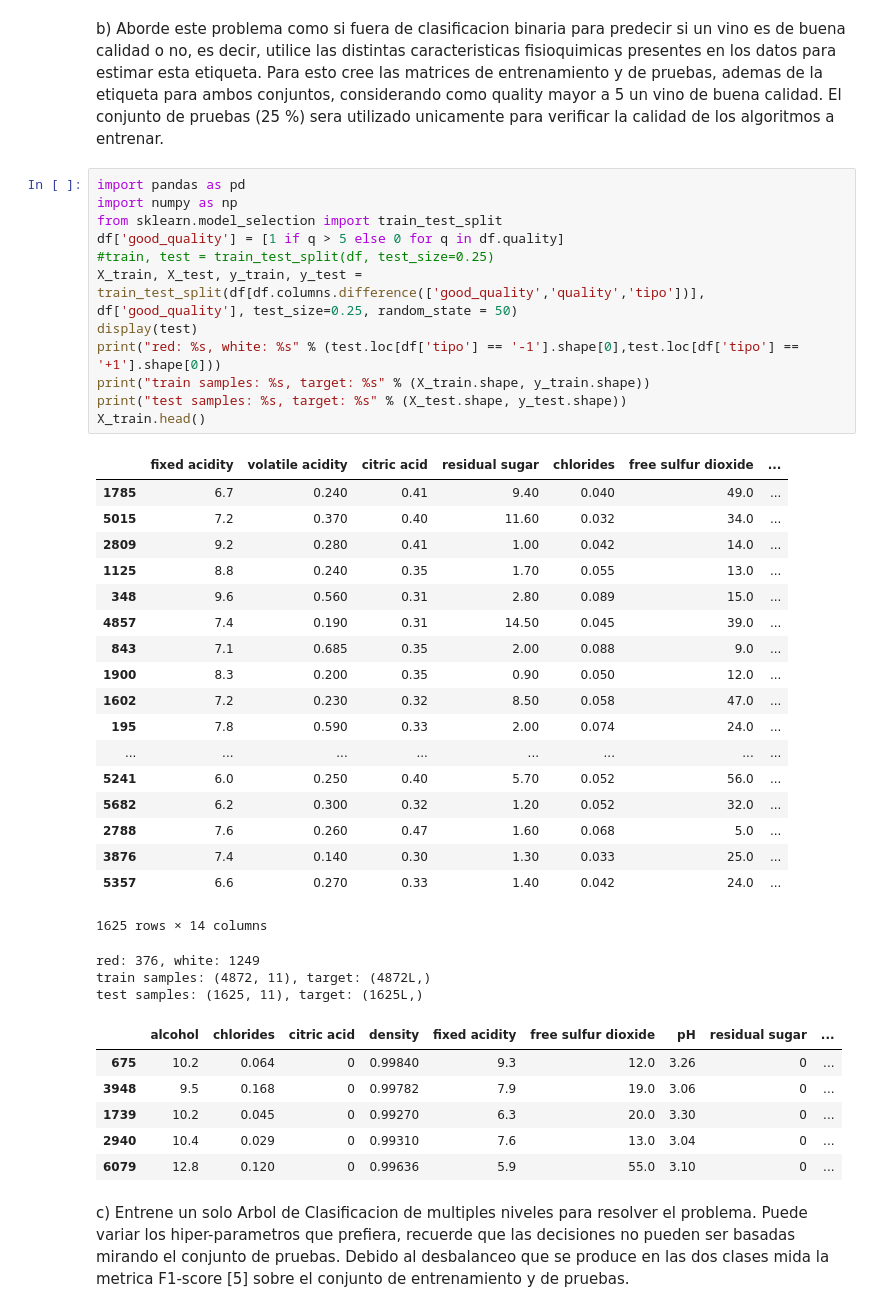
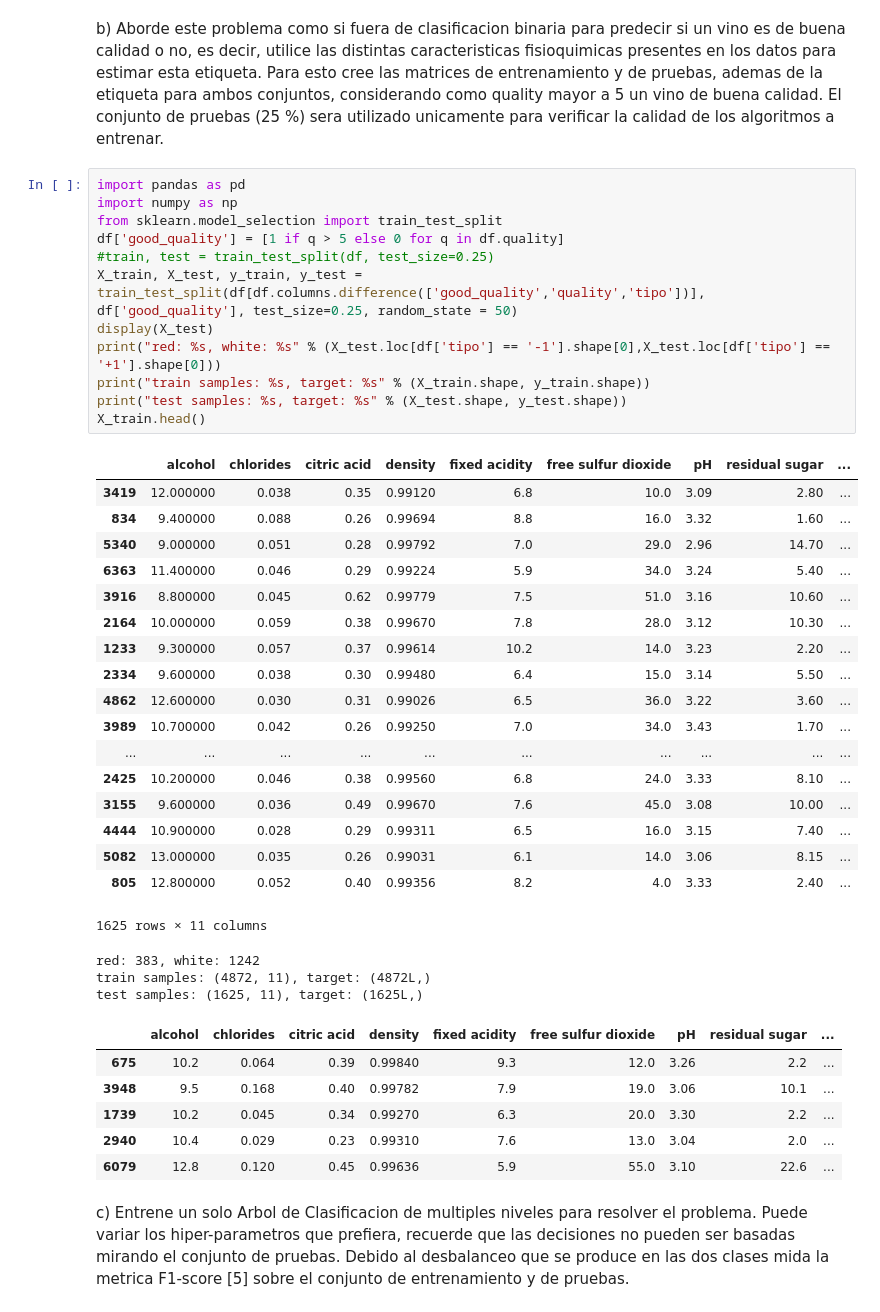
Before and after one commit to sebastian-aranda/machine_learning_utfsm, a Jupyter notebook: tarea3/Tarea3.3-4.ipynb, the cells around one changed output. Saved outputs shown, nothing was run; the diff lists cells and outputs as text.

```diff
--- a/tarea3/Tarea3.3-4.ipynb
+++ b/tarea3/Tarea3.3-4.ipynb
@@ -41,43 +41,43 @@ conjuntos, considerando como quality mayor a 5 un vino de buena calidad. El conj
 # %%
 import pandas as pd
 import numpy as np
 from sklearn.model_selection import train_test_split
 df['good_quality'] = [1 if q > 5 else 0 for q in df.quality]
 #train, test = train_test_split(df, test_size=0.25)
 X_train, X_test, y_train, y_test = train_test_split(df[df.columns.difference(['good_quality','quality','tipo'])], df['good_quality'], test_size=0.25, random_state = 50)
-display(test)
-print("red: %s, white: %s" % (test.loc[df['tipo'] == '-1'].shape[0],test.loc[df['tipo'] == '+1'].shape[0]))
+display(X_test)
+print("red: %s, white: %s" % (X_test.loc[df['tipo'] == '-1'].shape[0],X_test.loc[df['tipo'] == '+1'].shape[0]))
 print("train samples: %s, target: %s" % (X_train.shape, y_train.shape))
 print("test samples: %s, target: %s" % (X_test.shape, y_test.shape))
 X_train.head()
 # %% [output]
-|  | fixed acidity | volatile acidity | citric acid | residual sugar | chlorides | free sulfur dioxide | ... |
-| 1785 | 6.7 | 0.240 | 0.41 | 9.40 | 0.040 | 49.0 | ... |
-| 5015 | 7.2 | 0.370 | 0.40 | 11.60 | 0.032 | 34.0 | ... |
-| 2809 | 9.2 | 0.280 | 0.41 | 1.00 | 0.042 | 14.0 | ... |
-| 1125 | 8.8 | 0.240 | 0.35 | 1.70 | 0.055 | 13.0 | ... |
-| 348 | 9.6 | 0.560 | 0.31 | 2.80 | 0.089 | 15.0 | ... |
-| 4857 | 7.4 | 0.190 | 0.31 | 14.50 | 0.045 | 39.0 | ... |
-| 843 | 7.1 | 0.685 | 0.35 | 2.00 | 0.088 | 9.0 | ... |
-| 1900 | 8.3 | 0.200 | 0.35 | 0.90 | 0.050 | 12.0 | ... |
-| 1602 | 7.2 | 0.230 | 0.32 | 8.50 | 0.058 | 47.0 | ... |
-| 195 | 7.8 | 0.590 | 0.33 | 2.00 | 0.074 | 24.0 | ... |
-| ... | ... | ... | ... | ... | ... | ... | ... |
-| 5241 | 6.0 | 0.250 | 0.40 | 5.70 | 0.052 | 56.0 | ... |
-| 5682 | 6.2 | 0.300 | 0.32 | 1.20 | 0.052 | 32.0 | ... |
-| 2788 | 7.6 | 0.260 | 0.47 | 1.60 | 0.068 | 5.0 | ... |
-| 3876 | 7.4 | 0.140 | 0.30 | 1.30 | 0.033 | 25.0 | ... |
-| 5357 | 6.6 | 0.270 | 0.33 | 1.40 | 0.042 | 24.0 | ... |
+|  | alcohol | chlorides | citric acid | density | fixed acidity | free sulfur dioxide | pH | residual sugar | ... |
+| 3419 | 12.000000 | 0.038 | 0.35 | 0.99120 | 6.8 | 10.0 | 3.09 | 2.80 | ... |
+| 834 | 9.400000 | 0.088 | 0.26 | 0.99694 | 8.8 | 16.0 | 3.32 | 1.60 | ... |
+| 5340 | 9.000000 | 0.051 | 0.28 | 0.99792 | 7.0 | 29.0 | 2.96 | 14.70 | ... |
+| 6363 | 11.400000 | 0.046 | 0.29 | 0.99224 | 5.9 | 34.0 | 3.24 | 5.40 | ... |
+| 3916 | 8.800000 | 0.045 | 0.62 | 0.99779 | 7.5 | 51.0 | 3.16 | 10.60 | ... |
+| 2164 | 10.000000 | 0.059 | 0.38 | 0.99670 | 7.8 | 28.0 | 3.12 | 10.30 | ... |
+| 1233 | 9.300000 | 0.057 | 0.37 | 0.99614 | 10.2 | 14.0 | 3.23 | 2.20 | ... |
+| 2334 | 9.600000 | 0.038 | 0.30 | 0.99480 | 6.4 | 15.0 | 3.14 | 5.50 | ... |
+| 4862 | 12.600000 | 0.030 | 0.31 | 0.99026 | 6.5 | 36.0 | 3.22 | 3.60 | ... |
+| 3989 | 10.700000 | 0.042 | 0.26 | 0.99250 | 7.0 | 34.0 | 3.43 | 1.70 | ... |
+| ... | ... | ... | ... | ... | ... | ... | ... | ... | ... |
+| 2425 | 10.200000 | 0.046 | 0.38 | 0.99560 | 6.8 | 24.0 | 3.33 | 8.10 | ... |
+| 3155 | 9.600000 | 0.036 | 0.49 | 0.99670 | 7.6 | 45.0 | 3.08 | 10.00 | ... |
+| 4444 | 10.900000 | 0.028 | 0.29 | 0.99311 | 6.5 | 16.0 | 3.15 | 7.40 | ... |
+| 5082 | 13.000000 | 0.035 | 0.26 | 0.99031 | 6.1 | 14.0 | 3.06 | 8.15 | ... |
+| 805 | 12.800000 | 0.052 | 0.40 | 0.99356 | 8.2 | 4.0 | 3.33 | 2.40 | ... |
-1625 rows × 14 columns
+1625 rows × 11 columns
-red: 376, white: 1249
+red: 383, white: 1242
 train samples: (4872, 11), target: (4872L,)
 test samples: (1625, 11), target: (1625L,)
 |  | alcohol | chlorides | citric acid | density | fixed acidity | free sulfur dioxide | pH | residual sugar | ... |
-| 675 | 10.2 | 0.064 | 0 | 0.99840 | 9.3 | 12.0 | 3.26 | 0 | ... |
-| 3948 | 9.5 | 0.168 | 0 | 0.99782 | 7.9 | 19.0 | 3.06 | 0 | ... |
-| 1739 | 10.2 | 0.045 | 0 | 0.99270 | 6.3 | 20.0 | 3.30 | 0 | ... |
-| 2940 | 10.4 | 0.029 | 0 | 0.99310 | 7.6 | 13.0 | 3.04 | 0 | ... |
-| 6079 | 12.8 | 0.120 | 0 | 0.99636 | 5.9 | 55.0 | 3.10 | 0 | ... |
+| 675 | 10.2 | 0.064 | 0.39 | 0.99840 | 9.3 | 12.0 | 3.26 | 2.2 | ... |
+| 3948 | 9.5 | 0.168 | 0.40 | 0.99782 | 7.9 | 19.0 | 3.06 | 10.1 | ... |
+| 1739 | 10.2 | 0.045 | 0.34 | 0.99270 | 6.3 | 20.0 | 3.30 | 2.2 | ... |
+| 2940 | 10.4 | 0.029 | 0.23 | 0.99310 | 7.6 | 13.0 | 3.04 | 2.0 | ... |
+| 6079 | 12.8 | 0.120 | 0.45 | 0.99636 | 5.9 | 55.0 | 3.10 | 22.6 | ... |
 # %% [markdown]
 c) Entrene un solo Arbol de Clasificacion de multiples niveles para resolver el problema. Puede variar los
 hiper-parametros que prefiera, recuerde que las decisiones no pueden ser basadas mirando el conjunto
```
Also changed, not shown: parts of 19 cells of this notebook.
